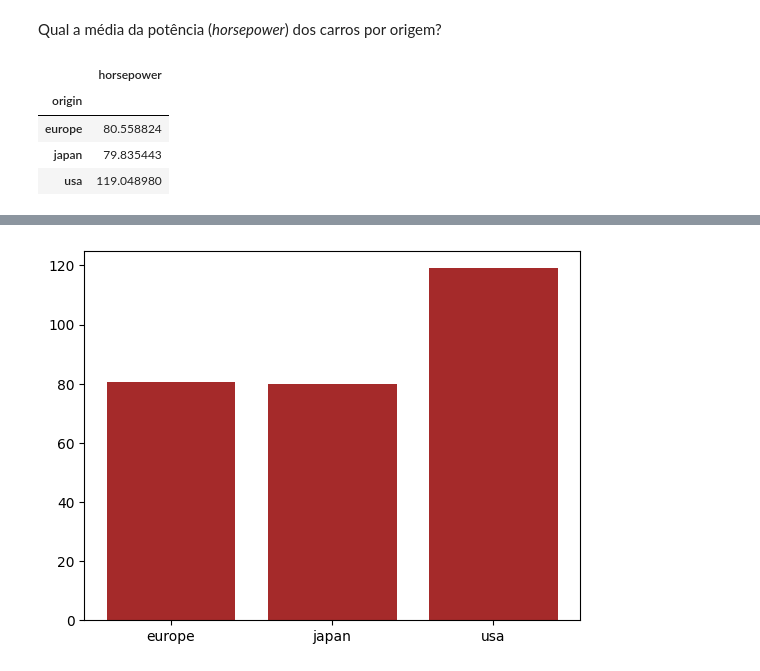
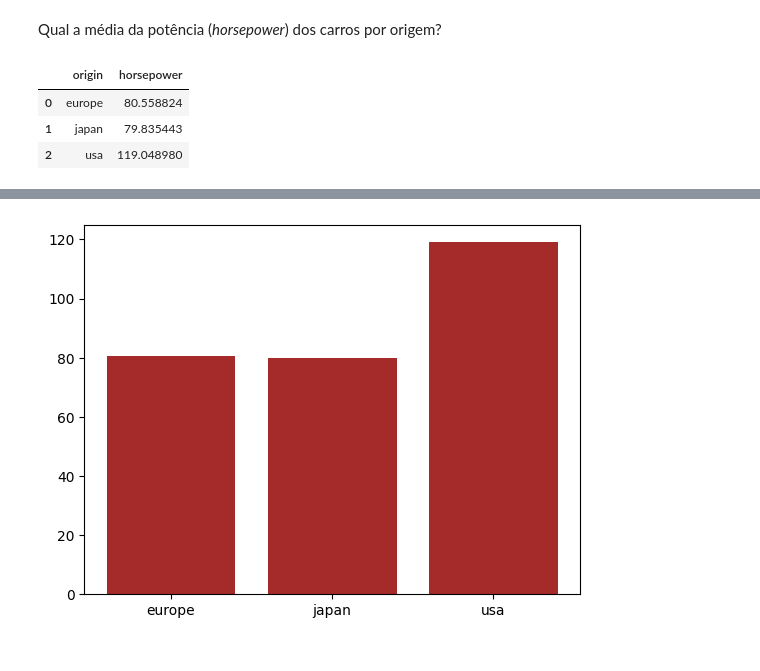
Before and after one commit to guioliveiras/ada_suzano_892, a Jupyter notebook: modulo_04/atividades/atividade-02.ipynb, the cells around one changed output, grey strips where cells are left out. Cells and saved outputs as stored; diff of their text form; code cells hidden in the pictures.

```diff
--- a/modulo_04/atividades/atividade-02.ipynb
+++ b/modulo_04/atividades/atividade-02.ipynb
@@ -85,10 +88,9 @@ plt.show()
 # %% [markdown]
 Qual a média da potência (*horsepower*) dos carros por origem?
 # %%
-df[['origin','horsepower']].groupby('origin').mean()
+df.groupby('origin')['horsepower'].mean().reset_index()
 # %% [output]
-|  | horsepower |
-| origin |  |
-| europe | 80.558824 |
-| japan | 79.835443 |
-| usa | 119.048980 |
+|  | origin | horsepower |
+| 0 | europe | 80.558824 |
+| 1 | japan | 79.835443 |
+| 2 | usa | 119.048980 |
```
Also changed, not shown: parts of 6 cells of this notebook.
